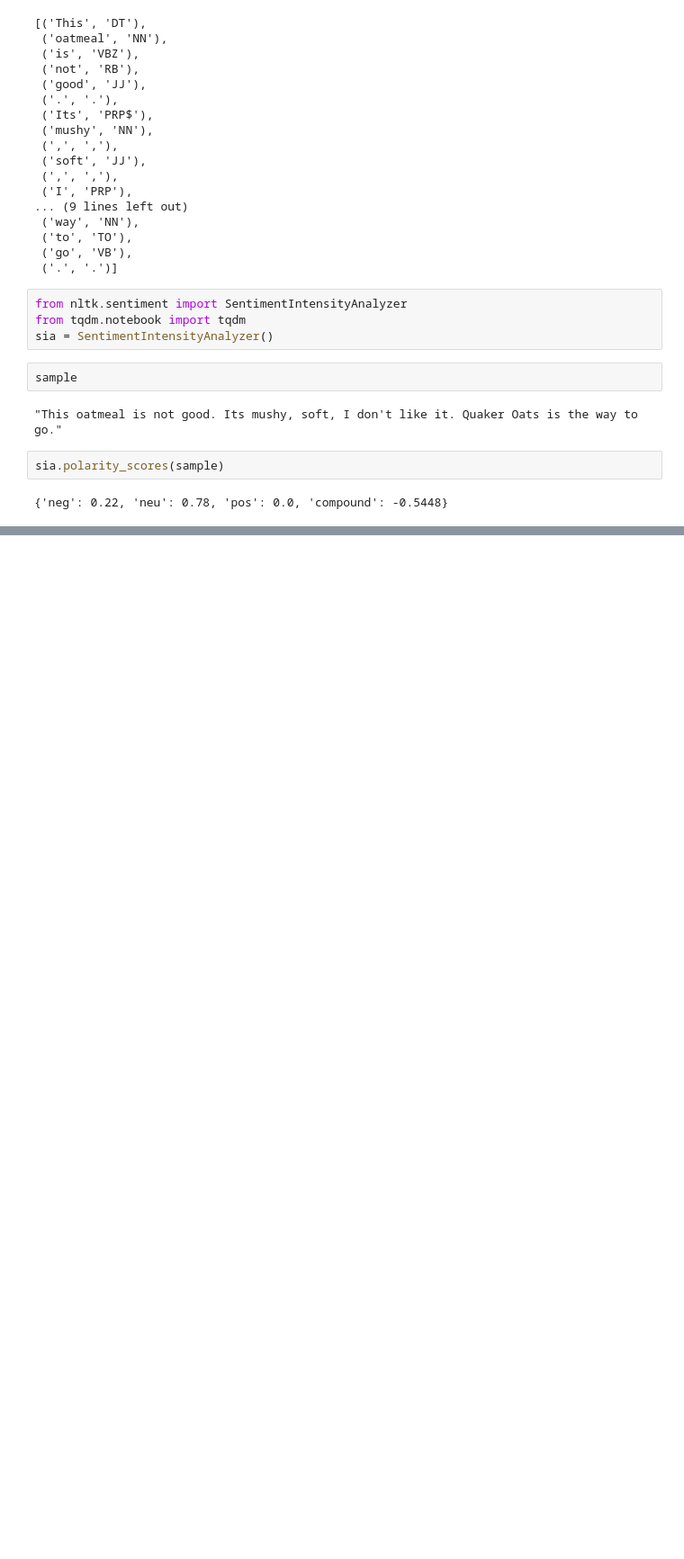
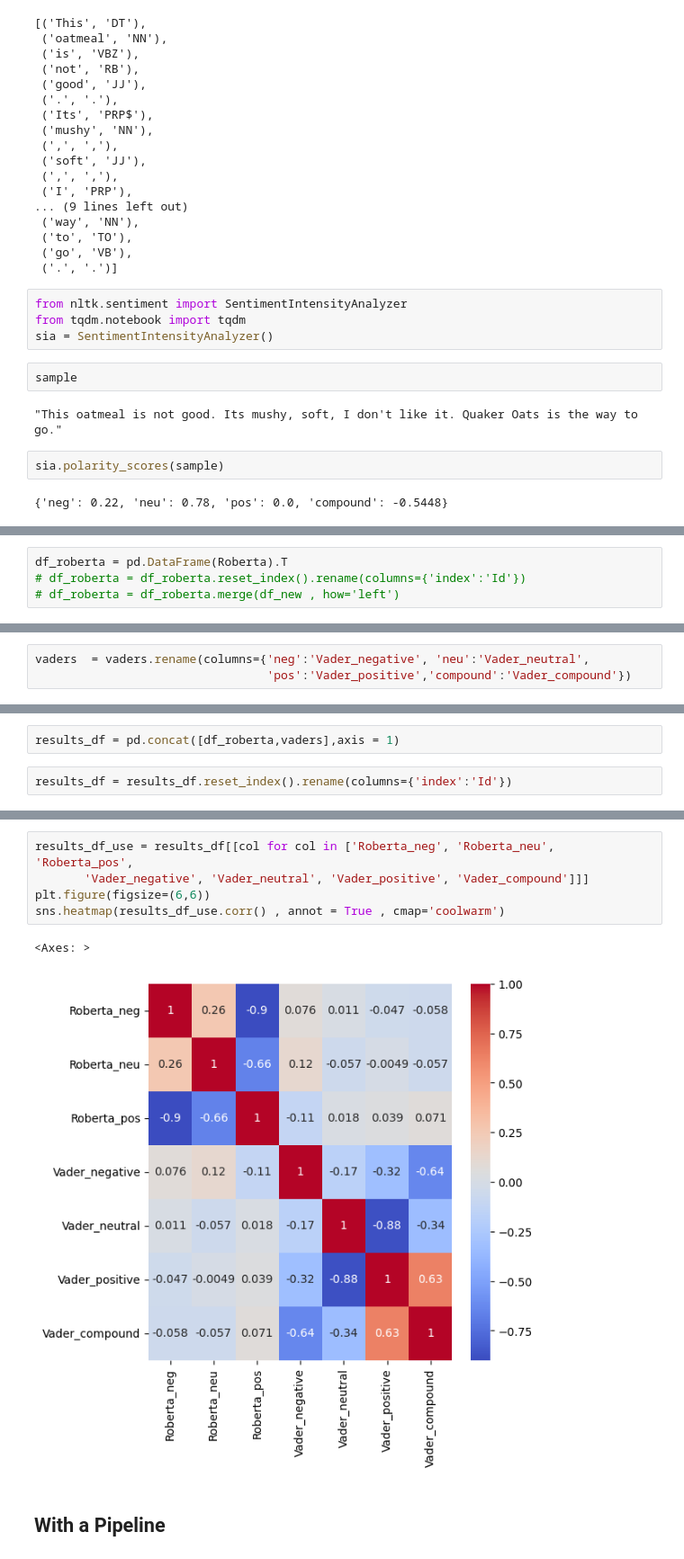
Before and after one commit to gaixen/Sentiment_Analysis_EndtoEnd, a Jupyter notebook: Sentiment_Analysis_VADER_RoBERTa.ipynb, the cells around one changed output, grey strips where cells are left out. Shown at 90% size. Cells and saved outputs as stored; diff of their text form; blank space fills up the shorter version.

```diff
--- a/Sentiment_Analysis_VADER_RoBERTa.ipynb
+++ b/Sentiment_Analysis_VADER_RoBERTa.ipynb
@@ -152,0 +292,4 @@ for i, row in tqdm(df.iterrows() , total = len(df)):
+# %%
+df_roberta = pd.DataFrame(Roberta).T
+# df_roberta = df_roberta.reset_index().rename(columns={'index':'Id'})
+# df_roberta = df_roberta.merge(df_new , how='left')
@@ -152,0 +305,3 @@ for i, row in tqdm(df.iterrows() , total = len(df)):
+# %%
+vaders  = vaders.rename(columns={'neg':'Vader_negative', 'neu':'Vader_neutral',
+                                 'pos':'Vader_positive','compound':'Vader_compound'})
@@ -152,0 +320,4 @@ for i, row in tqdm(df.iterrows() , total = len(df)):
+# %%
+results_df = pd.concat([df_roberta,vaders],axis = 1)
+# %%
+results_df = results_df.reset_index().rename(columns={'index':'Id'})
@@ -152,0 +341,10 @@ for i, row in tqdm(df.iterrows() , total = len(df)):
+# %%
+results_df_use = results_df[[col for col in ['Roberta_neg', 'Roberta_neu', 'Roberta_pos',
+       'Vader_negative', 'Vader_neutral', 'Vader_positive', 'Vader_compound']]]
+plt.figure(figsize=(6,6))
+sns.heatmap(results_df_use.corr() , annot = True , cmap='coolwarm')
+# %% [output]
+<Axes: >
+[figure, added]
+# %% [markdown]
+## With a Pipeline
```
Also changed, not shown: parts of 35 cells of this notebook.
